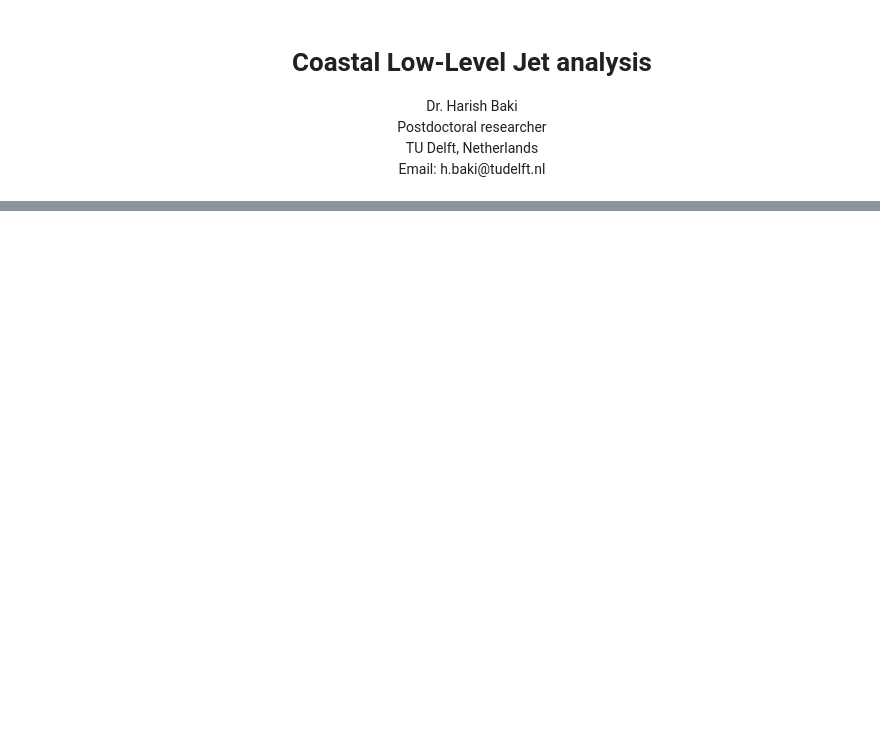
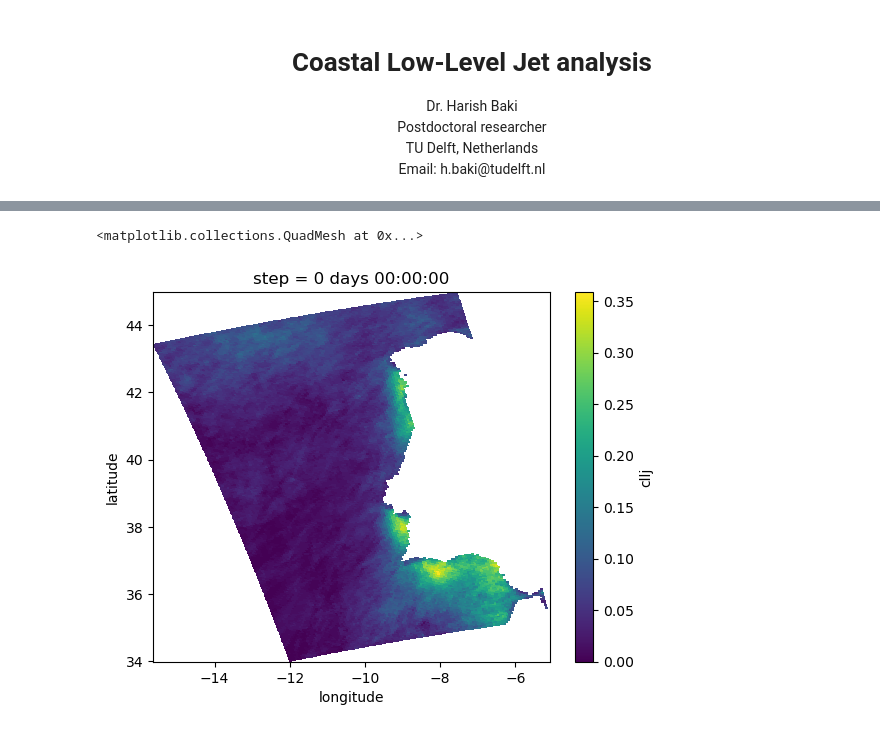
Before and after one commit to HarishBaki/EU_SCORES_project, a Jupyter notebook: CLLJ/scripts/analysis/CLLJ_analysis.ipynb, the cells around one changed output, grey strips where cells are left out. Drawn from its saved outputs; the diff is of its cells as text; code cells hidden in the pictures; blank space fills up the shorter version.

Commit message:
Introducing CLLJ analysis

```diff
--- a/CLLJ/scripts/analysis/CLLJ_analysis.ipynb
+++ b/CLLJ/scripts/analysis/CLLJ_analysis.ipynb
@@ -220,0 +134,6 @@ Attributes:
+# %%
+P1 = [41.132,-8.7]
+P2 = [41.5236, -9.055]
+P6 = [41.5236, -8.9]
+target_grid = {'min_lat': 35, 'min_lon': -11,'max_lat':44,'max_lon':-8.5}
+heightAboveGround = [ 15.,  30.,  50.,  75., 100.0, 150.0, 200., 250., 300., 400., 500.]
@@ -220,0 +158,3 @@ Attributes:
+# %%
+lsm = xr.open_dataset(f'{root_dir}/CERRA_landseamask.nc')['lsm']
+lsm = regional_extraction(lsm,target_grid,lon_convert=True)
@@ -220,0 +263,12 @@ Attributes:
+# %%
+cllj_detection = xr.open_dataset(f'{root_dir}/CERRA_LLJ_existence.nc')
+cllj_detection = cllj_detection.rename({'__xarray_dataarray_variable__': 'cllj'})
+# %%
+core_wind = ws.max(dim='heightAboveGround')
+core_height = ws.heightAboveGround.isel(heightAboveGround=ws.argmax('heightAboveGround'))
+masked_core_wind = core_wind.where(cllj_detection).where(lsm.data == 0)
+masked_core_height = core_height.where(cllj_detection).where(lsm.data == 0)
+(cllj_detection.cllj.sum(dim='time')/len(cllj_detection.time)).where(lsm.data==0).plot(x='longitude',y='latitude',col_wrap=3)
+# %% [output]
+<matplotlib.collections.QuadMesh at 0x...>
+[figure, added]
```
Also changed, not shown: parts of 25 cells of this notebook, 5 other files.
